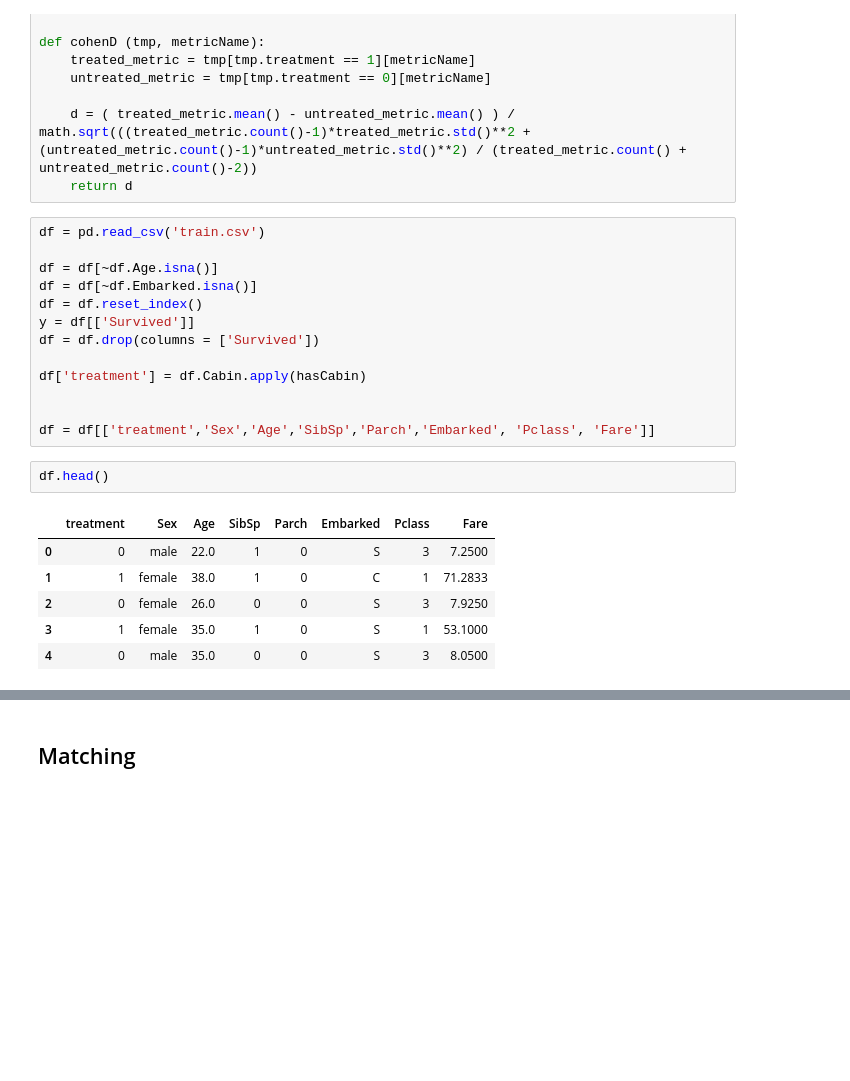
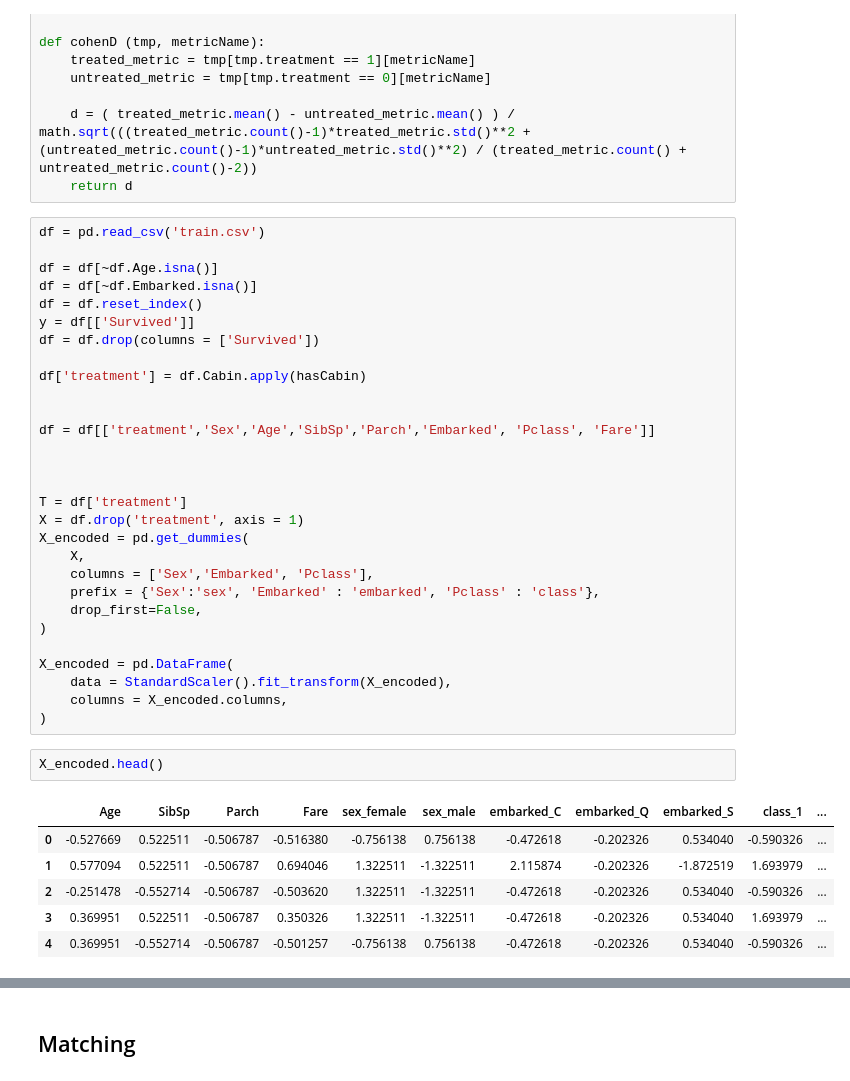
Before and after one commit to iamdingkai/causal-inference, a Jupyter notebook: propensity score matchiing/prop.ipynb, the cells around one changed output, grey strips where cells are left out. Cells and saved outputs as stored; diff of their text form; blank space fills up the shorter version.

```diff
--- a/propensity score matchiing/prop.ipynb
+++ b/propensity score matchiing/prop.ipynb
@@ -73,13 +78,29 @@ df['treatment'] = df.Cabin.apply(hasCabin)
 
 
 df = df[['treatment','Sex','Age','SibSp','Parch','Embarked', 'Pclass', 'Fare']]
+
+
+
+T = df['treatment']
+X = df.drop('treatment', axis = 1)
+X_encoded = pd.get_dummies(
+    X,
+    columns = ['Sex','Embarked', 'Pclass'],
+    prefix = {'Sex':'sex', 'Embarked' : 'embarked', 'Pclass' : 'class'},
+    drop_first=False,
+)
+
+X_encoded = pd.DataFrame(
+    data = StandardScaler().fit_transform(X_encoded),
+    columns = X_encoded.columns,
+)
 # %%
-df.head()
+X_encoded.head()
 # %% [output]
-|  | treatment | Sex | Age | SibSp | Parch | Embarked | Pclass | Fare |
-| 0 | 0 | male | 22.0 | 1 | 0 | S | 3 | 7.2500 |
-| 1 | 1 | female | 38.0 | 1 | 0 | C | 1 | 71.2833 |
-| 2 | 0 | female | 26.0 | 0 | 0 | S | 3 | 7.9250 |
-| 3 | 1 | female | 35.0 | 1 | 0 | S | 1 | 53.1000 |
-| 4 | 0 | male | 35.0 | 0 | 0 | S | 3 | 8.0500 |
+|  | Age | SibSp | Parch | Fare | sex_female | sex_male | embarked_C | embarked_Q | embarked_S | class_1 | ... |
+| 0 | -0.527669 | 0.522511 | -0.506787 | -0.516380 | -0.756138 | 0.756138 | -0.472618 | -0.202326 | 0.534040 | -0.590326 | ... |
+| 1 | 0.577094 | 0.522511 | -0.506787 | 0.694046 | 1.322511 | -1.322511 | 2.115874 | -0.202326 | -1.872519 | 1.693979 | ... |
+| 2 | -0.251478 | -0.552714 | -0.506787 | -0.503620 | 1.322511 | -1.322511 | -0.472618 | -0.202326 | 0.534040 | -0.590326 | ... |
+| 3 | 0.369951 | 0.522511 | -0.506787 | 0.350326 | 1.322511 | -1.322511 | -0.472618 | -0.202326 | 0.534040 | 1.693979 | ... |
+| 4 | 0.369951 | -0.552714 | -0.506787 | -0.501257 | -0.756138 | 0.756138 | -0.472618 | -0.202326 | 0.534040 | -0.590326 | ... |
 # %%
```
Also changed, not shown: parts of 21 cells of this notebook.
